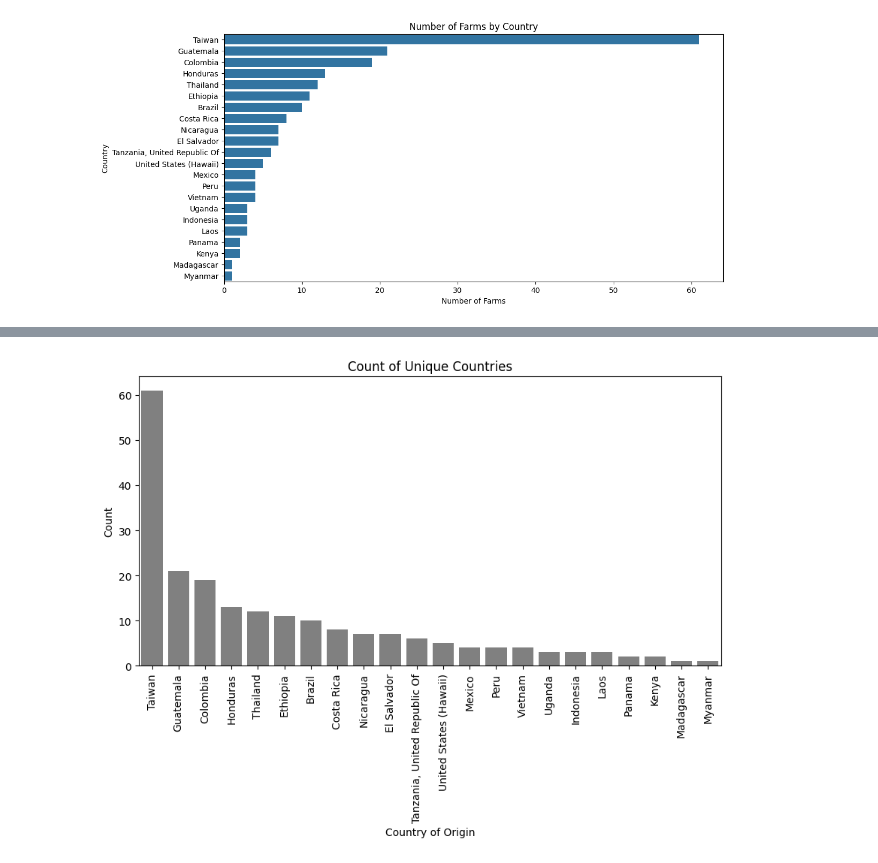
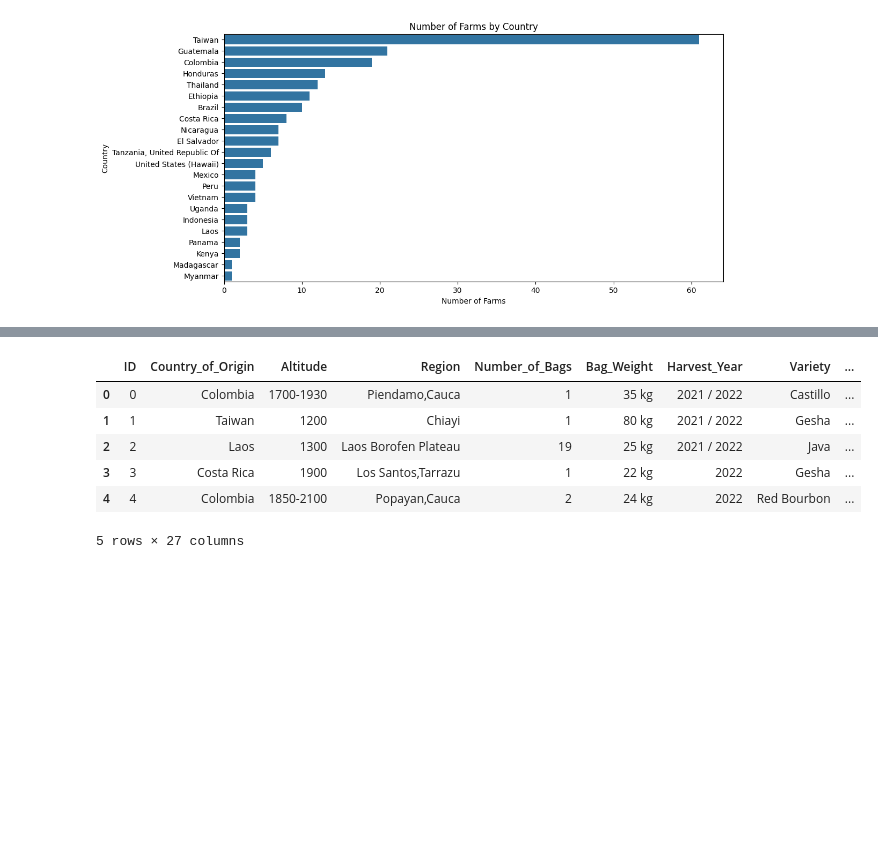
Before and after one commit to sentongo-web/FINAL-PROJECT-DATA-MINING, a Jupyter notebook: question1.ipynb, the cells around one changed output, grey strips where cells are left out. Cells and saved outputs as stored; diff of their text form; code cells hidden in the pictures; blank space fills up the shorter version.

```diff
--- a/question1.ipynb
+++ b/question1.ipynb
@@ -321,3 +349,9 @@ fig.show()
+# %%
+for column in coffee_data.columns:
+    if " " in column:
+        new_column=column.replace(" ","_")
+        coffee_data.rename(columns={column:new_column},inplace=True)
+df=coffee_data
 # %%
 coffee_data.columns
 # %% [output]
@@ -354,26 +369,15 @@ plt.show()
-# %%
-# Count the unique occurrences of each country
-df_count = coffee_data['Country of Origin'].value_counts().reset_index()
-df_count.columns = ['Country of Origin', 'Count']
-
-# Create a choropleth map
-fig = px.choropleth(df_count,
-                    locations='Country of Origin',
-                    locationmode='country names',
-                    color='Count',
-                    hover_name='Country of Origin',
-                    color_continuous_scale=px.colors.sequential.Plasma,
-                    title='Count of Unique Countries')
-
-fig.show()
-
-# Create a bar plot
-plt.figure(figsize=(10, 5))
-sns.barplot(x=df_count['Country of Origin'], y=df_count['Count'], color='gray')
-plt.title('Count of Unique Countries')
-plt.xlabel('Country of Origin')
-plt.ylabel('Count')
-plt.xticks(rotation=90)
-plt.show()
-# %% [output]
-[figure, removed]
+# %%
+df = coffee_data.drop(['Unnamed:_0', 'Farm_Name', 'Mill', 'ICO_Number', 'Company',
+                  'Producer', 'In-Country_Partner', 'Lot_Number', 'Owner',
+                  'Certification_Body', 'Grading_Date', 'Certification_Address',
+                  'Certification_Contact','Status','Expiration'], axis=1)
+# %%
+df.head()
+# %% [output]
+|  | ID | Country_of_Origin | Altitude | Region | Number_of_Bags | Bag_Weight | Harvest_Year | Variety | ... |
+| 0 | 0 | Colombia | 1700-1930 | Piendamo,Cauca | 1 | 35 kg | 2021 / 2022 | Castillo | ... |
+| 1 | 1 | Taiwan | 1200 | Chiayi | 1 | 80 kg | 2021 / 2022 | Gesha | ... |
+| 2 | 2 | Laos | 1300 | Laos Borofen Plateau | 19 | 25 kg | 2021 / 2022 | Java | ... |
+| 3 | 3 | Costa Rica | 1900 | Los Santos,Tarrazu | 1 | 22 kg | 2022 | Gesha | ... |
+| 4 | 4 | Colombia | 1850-2100 | Popayan,Cauca | 2 | 24 kg | 2022 | Red Bourbon | ... |
+5 rows × 27 columns
```
Also changed, not shown: parts of 35 cells of this notebook, 2 other files.
